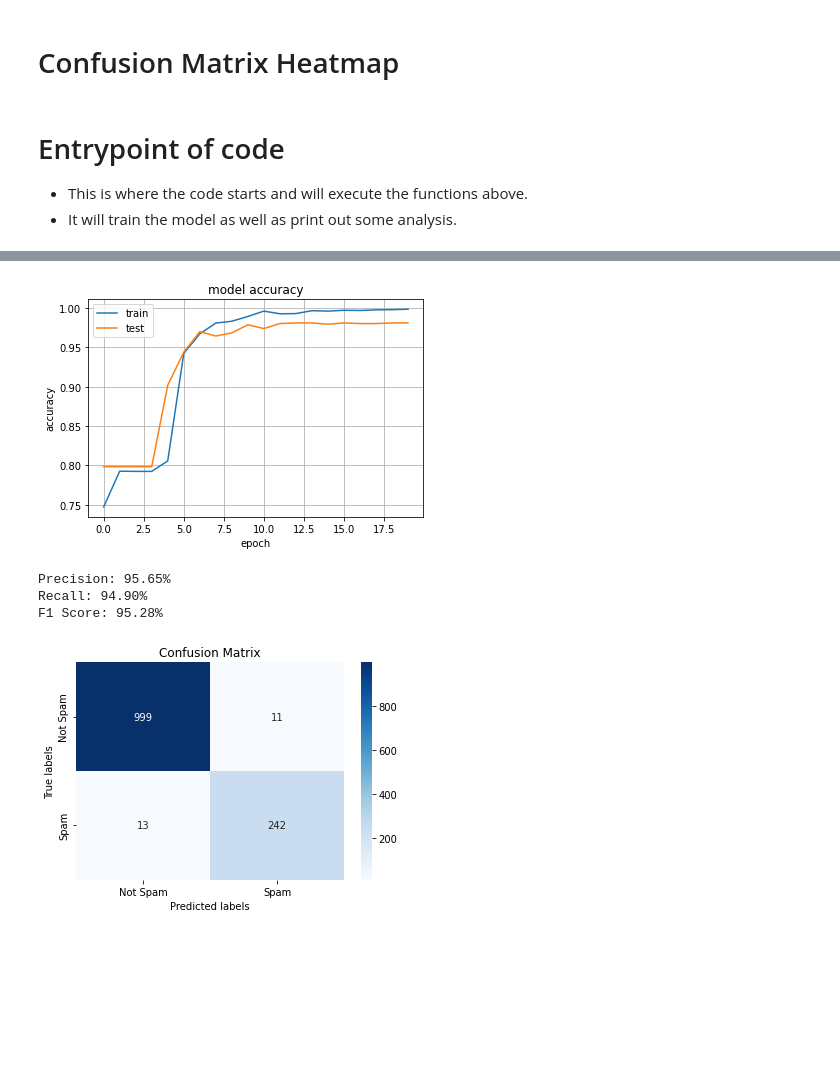
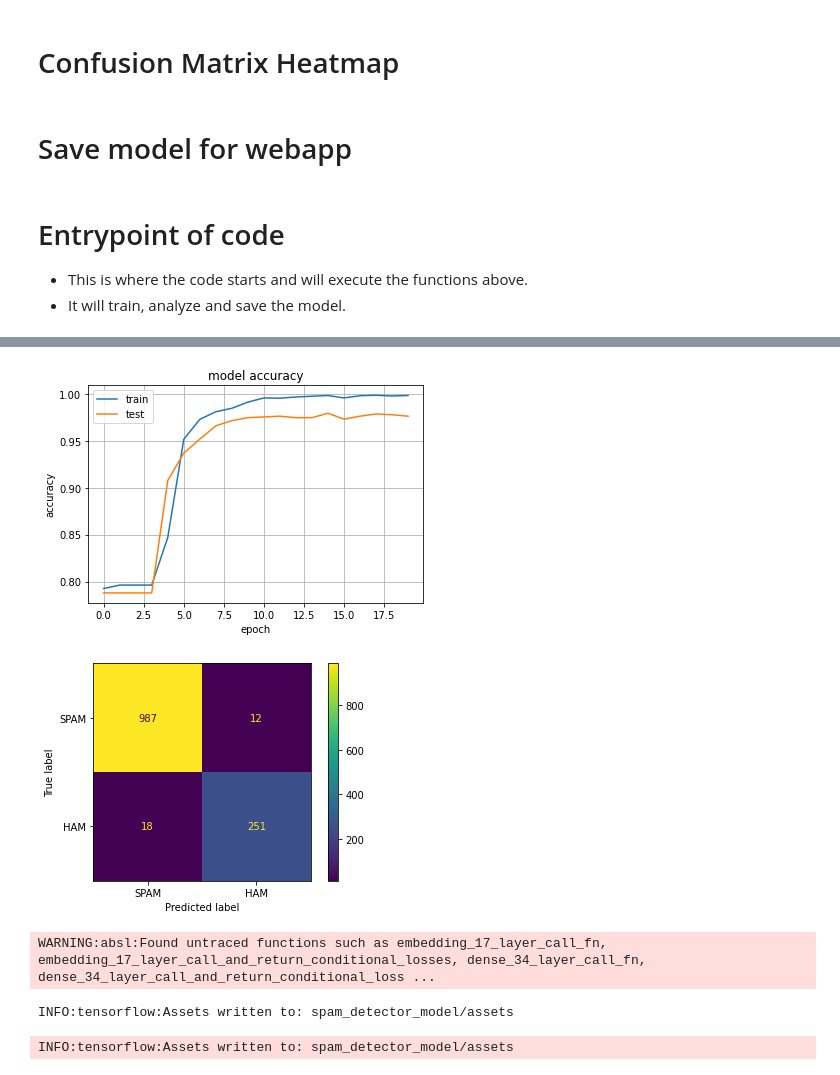
Before and after one commit to Cameronwood611/nlp662-spamdetection, a Jupyter notebook: SpamDetection.ipynb, the cells around one changed output, grey strips where cells are left out. Drawn from its saved outputs; the diff is of its cells as text; code cells hidden in the pictures; blank space fills up the shorter version.

Commit message:
Better feature handling, use sklearn confusion plot

```diff
--- a/SpamDetection.ipynb
+++ b/SpamDetection.ipynb
@@ -320,7 +325,7 @@ def train_model(model):
 # %% [markdown]
 # Matplot of accuracy
 # %%
-def printPlot(history):
+def print_accuracy(history):
     plt.plot(history.history['accuracy'])
     plt.plot(history.history['val_accuracy'])
     plt.title('model accuracy')
@@ -353,27 +339,52 @@ def printScores(y_test, y_predict):
+# %%
+
+# https://scikit-learn.org/stable/modules/generated/sklearn.metrics.plot_confusion_matrix.html
+
+def print_confusion_matrix(x_test, y_pred):
+    IC = type('IdentityClassifier', (), {"predict": lambda i : i, "_estimator_type": "classifier"})  # dummy estimator
+    plot_confusion_matrix(IC, y_pred, x_test, display_labels=["SPAM", "HAM"])
+    plt.show()
+# %%
+def print_scores(x_test, y_pred):
+    ps = precision_score(x_test, y_pred) * 100
+    rs = recall_score(x_test, y_pred) * 100
+    f1 = f1_score(x_test,y_pred) * 100
+
+    print("\n\n")
+    print(f"Precision: {ps:.2f}%")
+    print(f"Recall: {rs:.2f}%")
+    print(f"F1 Score: {f1:.2f}%")
+# %% [markdown]
+# Save model for webapp
+# %%
+def save_model(model, path):
+    model.save(path)
 # %% [markdown]
 # Entrypoint of code
  - This is where the code starts and will execute the functions above.
- - It will train the model as well as print out some analysis.
+ - It will train, analyze and save the model.
 # %%
 def main():
     x_train, y_train, x_test, y_test = prepare_datasets()
-    x_train = [preprocess_clean(o) for o in x_train]
-    x_test = [preprocess_clean(o) for o in x_test]
+    x_train = [preprocess_clean(data) for data in x_train]
+    x_test = [preprocess_clean(data) for data in x_test]
 
-    x_train_features, x_test_features = tokenize_and_pad(x_train, x_test)
+
+    train_features, test_features = tokenize_and_pad(x_train, x_test)
 
     model = create_model()
 
     history = model.fit(
-        x_train_features, y_train, batch_size=512, epochs=20, validation_data=(x_test_features, y_test))
+        train_features, y_train, batch_size=512, epochs=20, validation_data=(test_features, y_test))
 
-    y_predict  = [1 if o>0.5 else 0 for o in model.predict(x_test_features)]
+    y_pred  = [1 if prediction > 0.5 else 0 for prediction in model.predict(test_features)]
 
-    printPlot(history)
-    printConfusionMatrix(y_test, y_predict)
-    printScores(y_test, y_predict)
+    print_scores(y_test, y_pred)
+    print_accuracy(history)
+    print_confusion_matrix(y_test, y_pred)
 
-    f1_score(y_test, y_predict)
+
+    save_model(model, "spam_detector_model")
 
 main()
 # %% [output]
@@ -397,5 +408,5 @@ Epoch 20/20
-[figure, old version]
+[figure, new version]
+[figure, new version]
-Precision: 95.65%
-Recall: 94.90%
-F1 Score: 95.28%
+WARNING:absl:Found untraced functions such as embedding_17_layer_call_fn, embedding_17_layer_call_and_return_conditional_losses, dense_34_layer_call_fn, dense_34_layer_call_and_return_conditional_loss ...
-[figure, old version]
+INFO:tensorflow:Assets written to: spam_detector_model/assets
+INFO:tensorflow:Assets written to: spam_detector_model/assets
```
Also changed, not shown: parts of 7 cells of this notebook.
